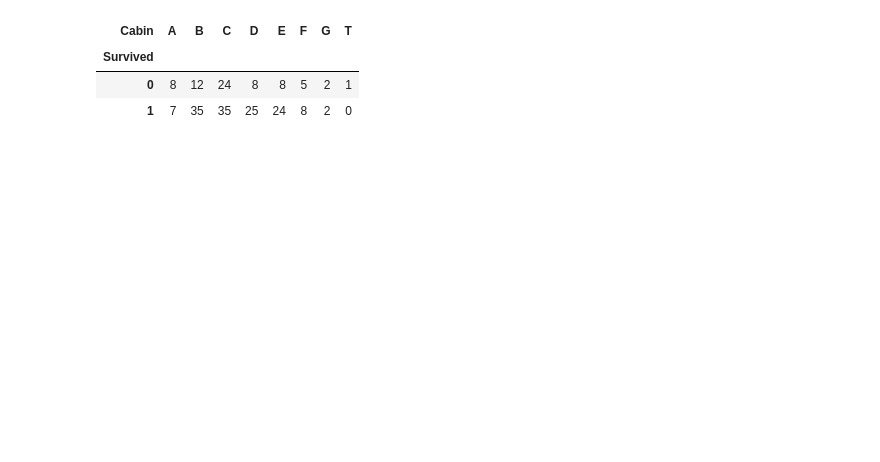
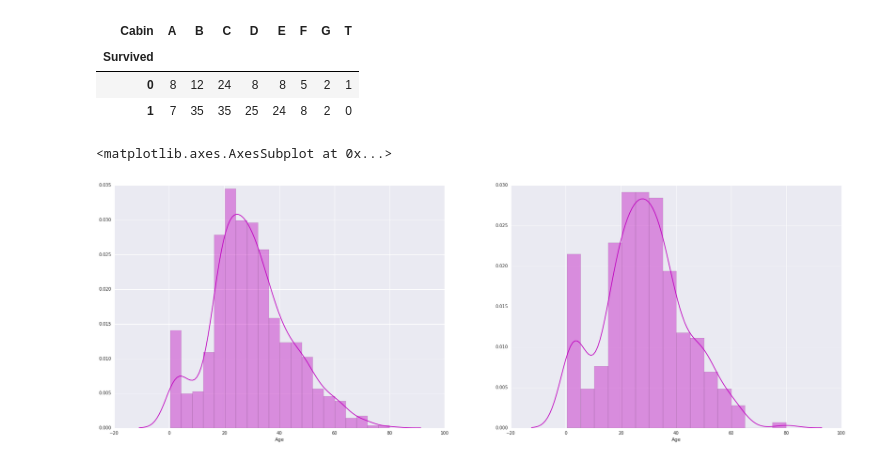
Before and after one commit to salexln/kaggle, a Jupyter notebook: titanic/notebook/titanic.ipynb, the cells around one changed output. Cells and saved outputs as stored; diff of their text form; code cells hidden in the pictures; blank space fills up the shorter version.

```diff
--- a/titanic/notebook/titanic.ipynb
+++ b/titanic/notebook/titanic.ipynb
@@ -13,6 +15,7 @@ train.csv
 # %%
 df = pd.DataFrame.from_csv('../data/train.csv')
 df['Age']=pd.to_numeric(df['Age'],errors='coerce')
+sdf=df[df.Survived==1]
 df
 # %% [output]
 |  | Survived | Pclass | Name | Sex | Age | SibSp | Parch | Ticket | Fare | Cabin | ... |
@@ -88,3 +97,10 @@ pd.crosstab(df['Survived'],[df['Cabin'].dropna().apply(lambda x:str(x)[0])])
 | Survived |  |  |  |  |  |  |  |  |
 | 0 | 8 | 12 | 24 | 8 | 8 | 5 | 2 | 1 |
 | 1 | 7 | 35 | 35 | 25 | 24 | 8 | 2 | 0 |
+# %%
+f,axes=plt.subplots(1,2,figsize=(30,10))
+sns.distplot(df['Age'].dropna(),color="m", ax=axes[0])
+sns.distplot(sdf['Age'].dropna(),color="m", ax=axes[1])
+# %% [output]
+<matplotlib.axes.AxesSubplot at 0x...>
+[figure, added]
```
Also changed, not shown: parts of 8 cells of this notebook.
